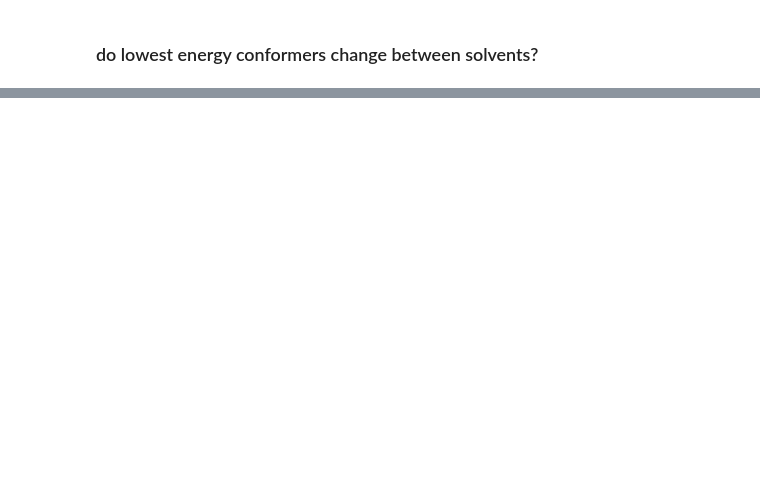
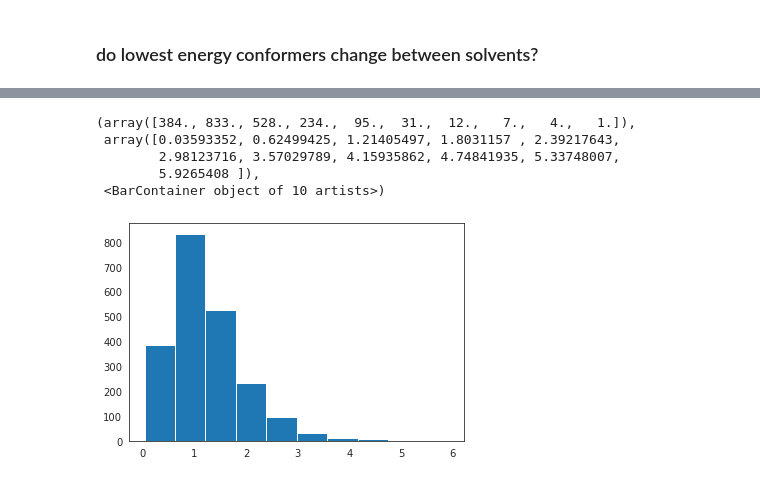
Before and after one commit to PattanaikL/conf_solv, a Jupyter notebook: ipython/analyze_dataset.ipynb, the cells around one changed output, grey strips where cells are left out. Saved outputs shown, nothing was run; the diff lists cells and outputs as text; code cells hidden in the pictures; blank space fills up the shorter version.

```diff
--- a/ipython/analyze_dataset.ipynb
+++ b/ipython/analyze_dataset.ipynb
@@ -250,0 +312,13 @@ n_solvents
+# %%
+diff = []
+for i in range(len(conf_g_correction)):
+    diff.append(np.max(conf_g_correction[i]) - np.min(conf_g_correction[i]))
+
+plt.hist(diff)
+# %% [output]
+(array([384., 833., 528., 234.,  95.,  31.,  12.,   7.,   4.,   1.]),
+ array([0.03593352, 0.62499425, 1.21405497, 1.8031157 , 2.39217643,
+        2.98123716, 3.57029789, 4.15935862, 4.74841935, 5.33748007,
+        5.9265408 ]),
+ <BarContainer object of 10 artists>)
+[figure, added]
```
Also changed, not shown: parts of 20 cells of this notebook.
